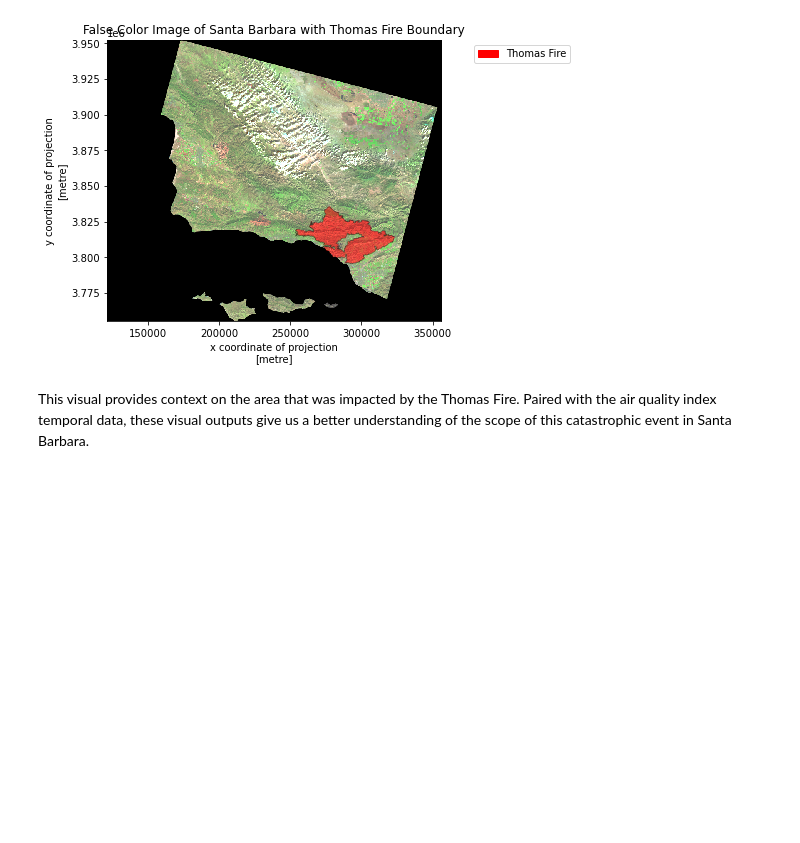
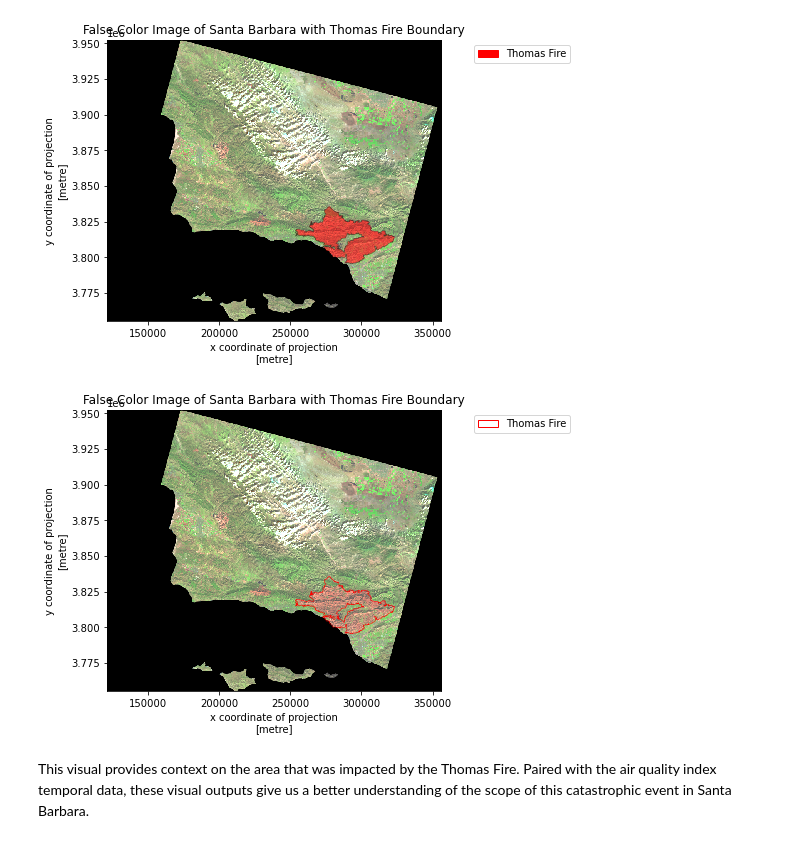
Before and after one commit to maxwellpatt/maxwellpatt.github.io, a Jupyter notebook: blog/2023-12-5-envdata-proj/analysis.ipynb, the cells around one changed output. Drawn from its saved outputs; the diff is of its cells as text; code cells hidden in the pictures; blank space fills up the shorter version.

```diff
--- a/blog/2023-12-5-envdata-proj/analysis.ipynb
+++ b/blog/2023-12-5-envdata-proj/analysis.ipynb
@@ -133,6 +133,8 @@ This section involves transforming the CRS of the fire perimeter data to match t
 # Reduce dimensions
 landsat_new = landsat.squeeze(['band'])
 
+landsat_new = landsat_new.drop(['band'])
+
 # Display updated landsat
 landsat_new.values
 # %% [output]
@@ -223,5 +213,25 @@ ax.set_title('False Color Image of Santa Barbara with Thomas Fire Boundary')
 plt.savefig('images/thomas_fire_boundary.png')
 # %% [output]
 [figure]
+# %%
+# Initiate figure
+fig, ax = plt.subplots(figsize=(6,6))
+
+# Plot outline of California and create key for legend
+false_color.plot.imshow(ax=ax, robust=True)
+
+# Plot the outline of the Thomas Fire bounding box and create key for legend
+# Set facecolor to 'none' to only show the border
+thomas_fire.plot(ax=ax, facecolor='none', edgecolor='red', linewidth=0.5)
+thomas_patch = mpatches.Patch(edgecolor='red', facecolor='none', label='Thomas Fire')
+
+# Create legend
+ax.legend(handles=[thomas_patch], frameon=True, loc='upper right', bbox_to_anchor=(1.4, 1))
+ax.set_title('False Color Image of Santa Barbara with Thomas Fire Boundary')
+
+# Save the figure
+plt.savefig('images/thomas_fire_boundary.png')
+# %% [output]
+[figure, added]
 # %% [markdown]
 This visual provides context on the area that was impacted by the Thomas Fire. Paired with the air quality index temporal data, these visual outputs give us a better understanding of the scope of this catastrophic event in Santa Barbara.
```
Also changed, not shown: parts of 3 cells of this notebook, 1 other file.
